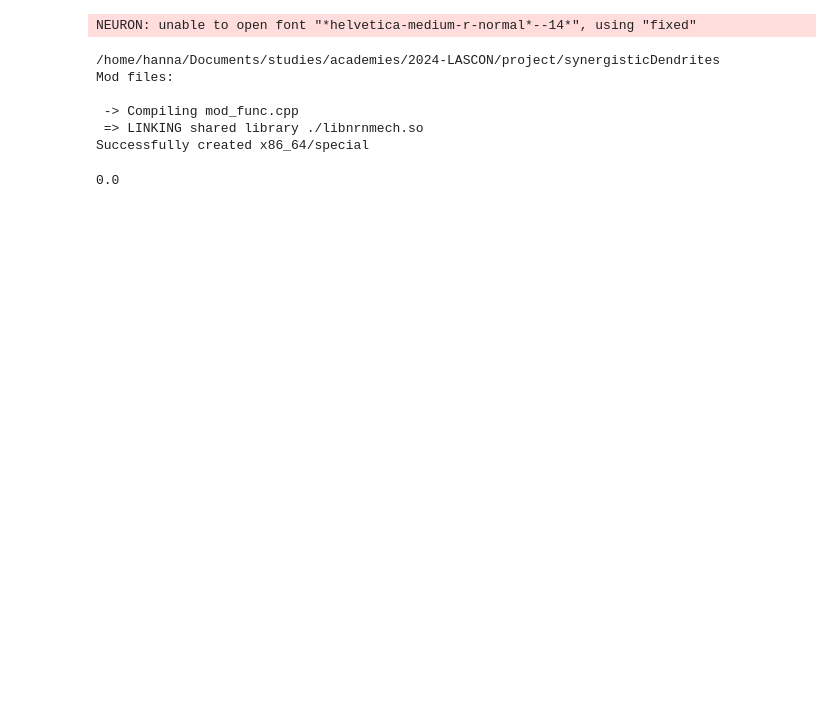
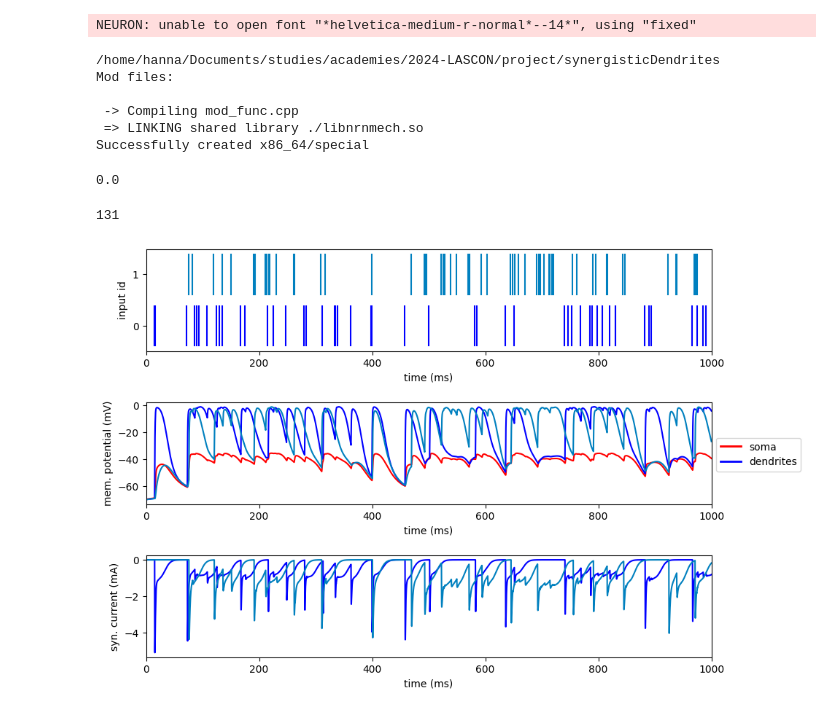
Before and after one commit to hannatolle/synergisticDendrites, a Jupyter notebook: NeuronClass.ipynb, the cells around one changed output. Drawn from its saved outputs; the diff is of its cells as text; code cells hidden in the pictures; blank space fills up the shorter version.

Commit message:
add: function for simulation and plotting once

```diff
--- a/NeuronClass.ipynb
+++ b/NeuronClass.ipynb
@@ -173,8 +290,2 @@ class Neuron():
 # %%
 cell = Neuron()
-# %%
-# plot the neuron
-shape_window = h.Shape()
-shape_window.exec_menu('Show Diam')
-# %% [output]
-0.0
@@ -184,0 +292,16 @@ dt = 0.01*ms               # integration time step, ms
+# %%
+# plot the neuron
+shape_window = h.Shape()
+shape_window.exec_menu('Show Diam')
+# %% [output]
+0.0
+# %%
+len(cell.dendrites)
+# %% [output]
+131
+# %%
+recordings = cell.simulate([30, 70], [1, 2])
+# %%
+plotRecordings(recordings)
+# %% [output]
+[figure, added]
```
Also changed, not shown: parts of 8 cells of this notebook.
